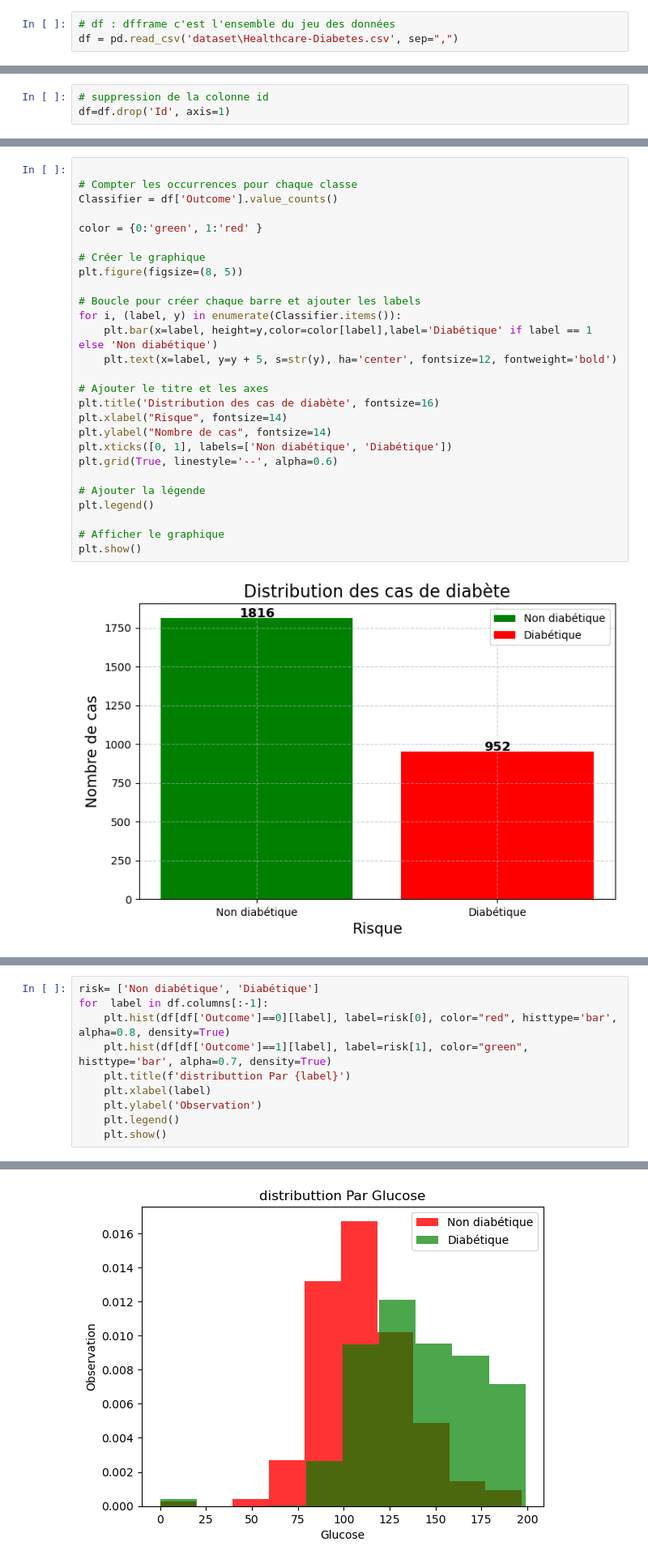
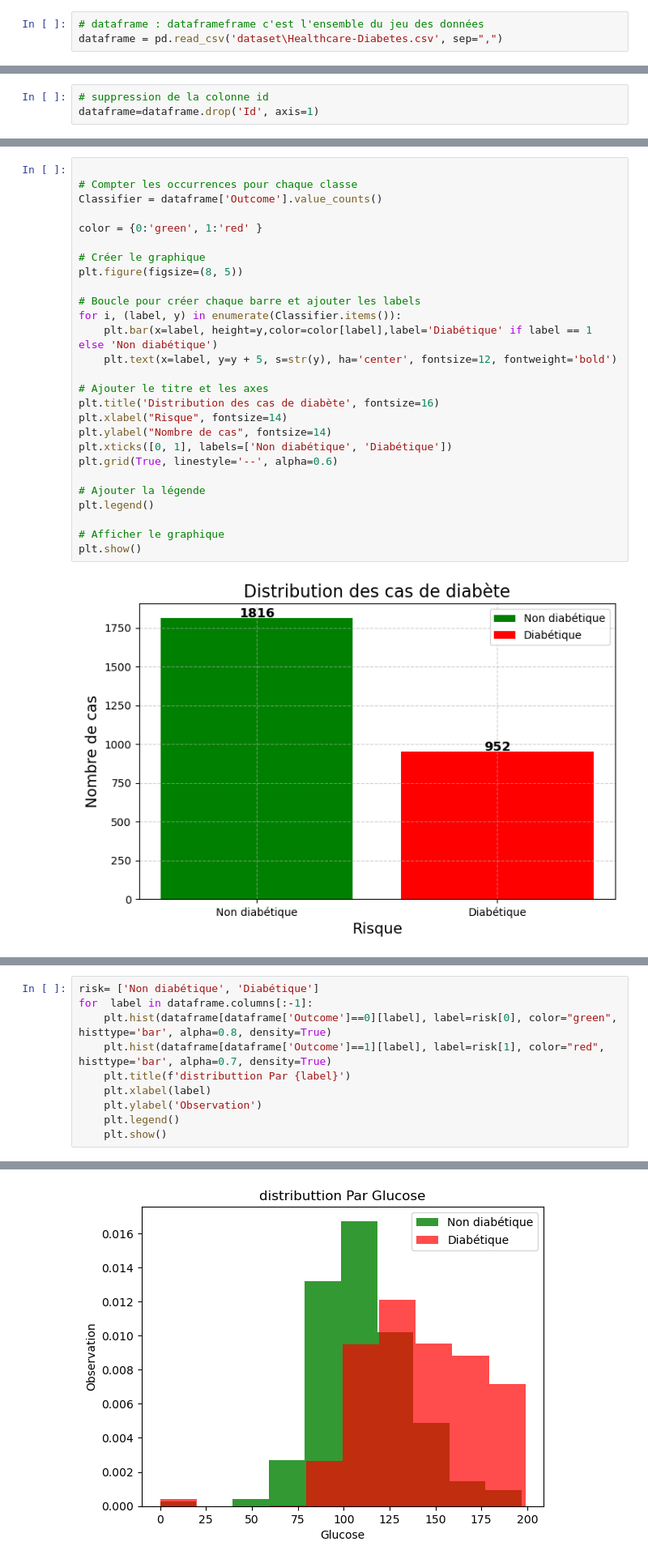
Before and after one commit to Strate-Milambo/Diabetes_detection, a Jupyter notebook: Main.ipynb, the cells around one changed output, grey strips where cells are left out. Shown: that part at 81% size. Cells and saved outputs as stored; diff of their text form.

```diff
--- a/Main.ipynb
+++ b/Main.ipynb
@@ -16,3 +18,3 @@ import pickle
 # %%
-# df : dfframe c'est l'ensemble du jeu des données
-df = pd.read_csv('dataset\Healthcare-Diabetes.csv', sep=",")
+# dataframe : dataframeframe c'est l'ensemble du jeu des données
+dataframe = pd.read_csv('dataset\Healthcare-Diabetes.csv', sep=",")
@@ -33,3 +33,3 @@ df.head(10)
 # %%
 # suppression de la colonne id
-df=df.drop('Id', axis=1)
+dataframe=dataframe.drop('Id', axis=1)
@@ -96,7 +101,7 @@ df.groupby('Outcome').count()
 # %%
 
 # Compter les occurrences pour chaque classe
-Classifier = df['Outcome'].value_counts()
+Classifier = dataframe['Outcome'].value_counts()
 
 color = {0:'green', 1:'red' }
 
@@ -136,8 +145,8 @@ No artists with labels found to put in legend.  Note that artists whose label st
 # %%
 risk= ['Non diabétique', 'Diabétique']
-for  label in df.columns[:-1]:
-    plt.hist(df[df['Outcome']==0][label], label=risk[0], color="red", histtype='bar', alpha=0.8, density=True)
-    plt.hist(df[df['Outcome']==1][label], label=risk[1], color="green", histtype='bar', alpha=0.7, density=True)
+for  label in dataframe.columns[:-1]:
+    plt.hist(dataframe[dataframe['Outcome']==0][label], label=risk[0], color="green", histtype='bar', alpha=0.8, density=True)
+    plt.hist(dataframe[dataframe['Outcome']==1][label], label=risk[1], color="red", histtype='bar', alpha=0.7, density=True)
     plt.title(f'distributtion Par {label}')
     plt.xlabel(label)
     plt.ylabel('Observation')
@@ -148 +157 @@ for  label in df.columns[:-1]:
-[figure, old version]
+[figure, new version]
```
Also changed, not shown: parts of 35 cells of this notebook.
